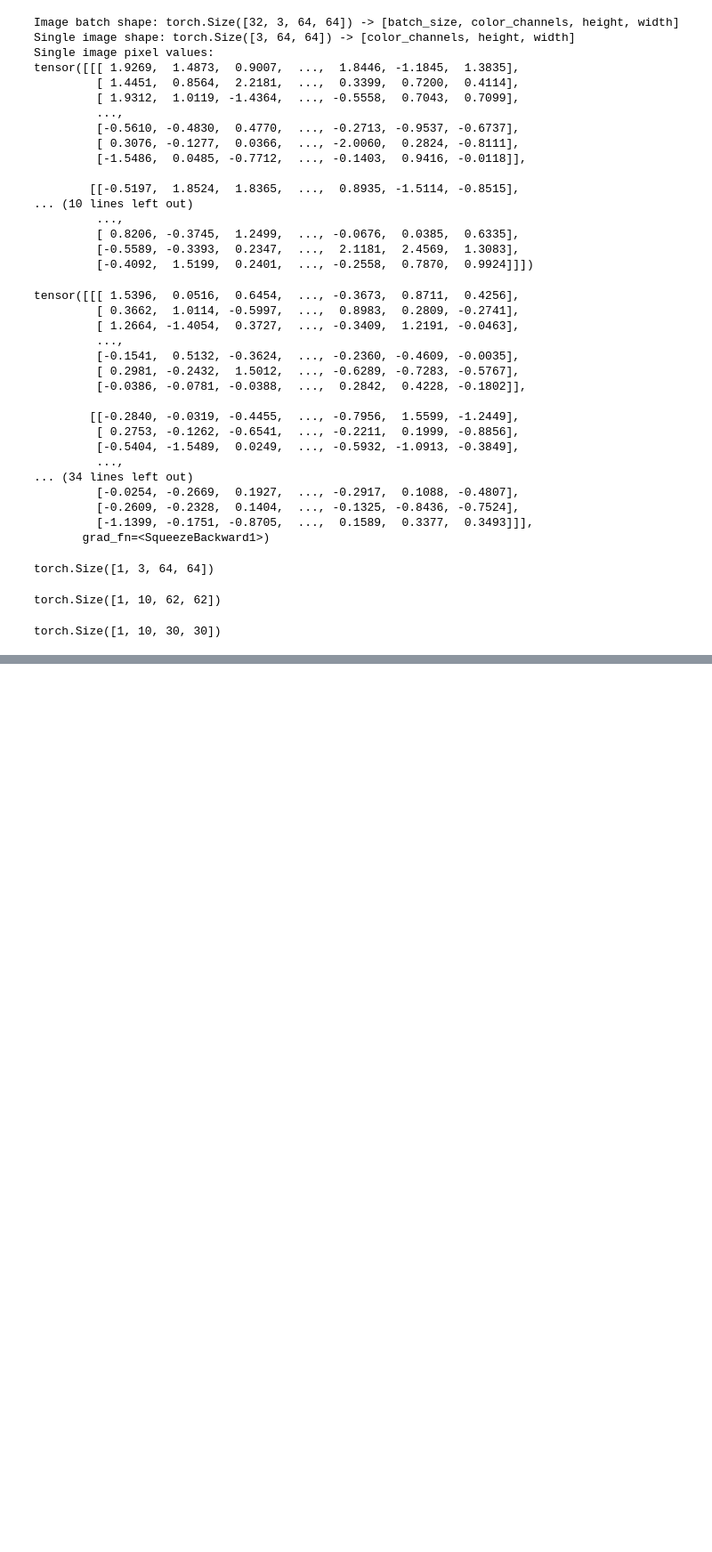
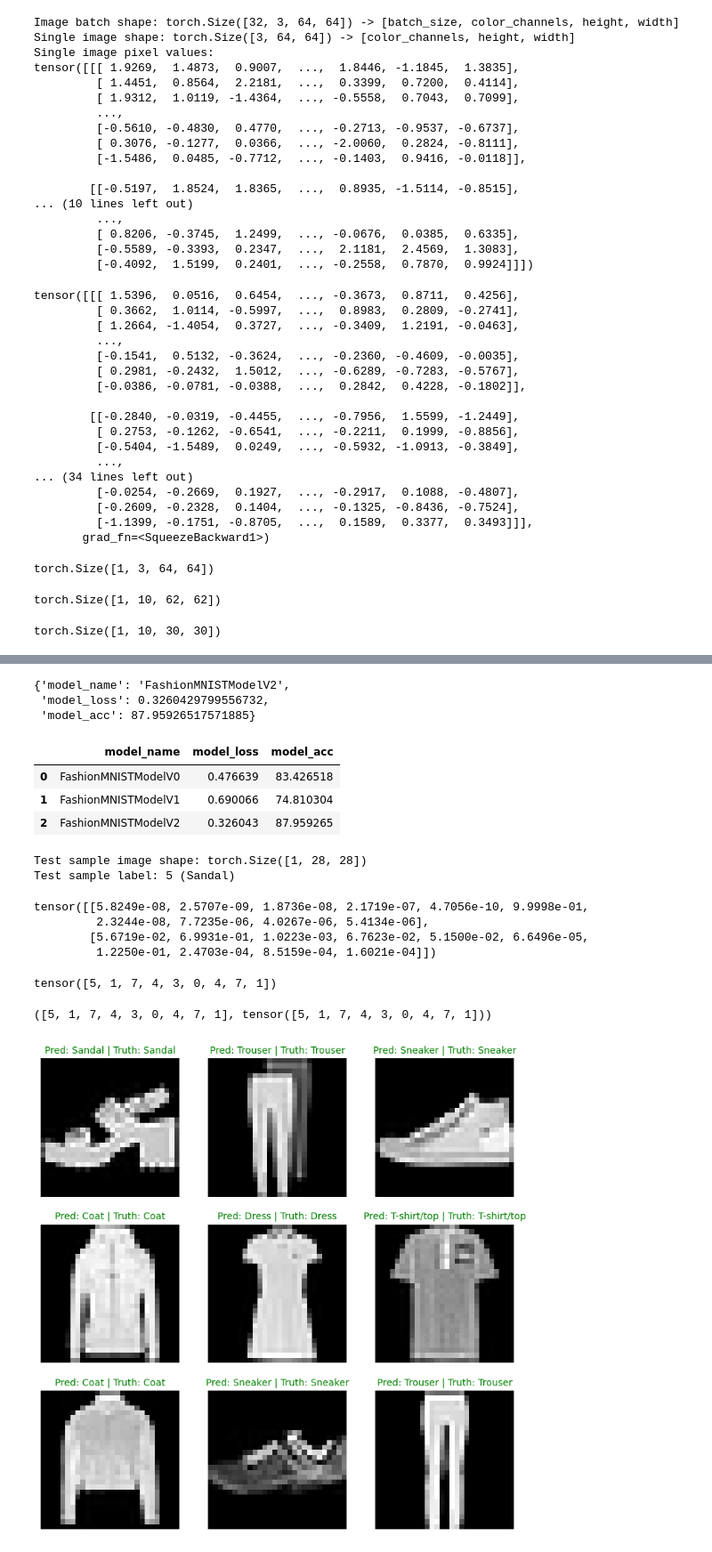
Before and after one commit to 1RaghavM/PyTorch, a Jupyter notebook: 03.ipynb, the cells around one changed output, grey strips where cells are left out. Shown at 89% size. Saved outputs shown, nothing was run; the diff lists cells and outputs as text; code cells hidden in the pictures; blank space fills up the shorter version.

```diff
--- a/03.ipynb
+++ b/03.ipynb
@@ -588,0 +645,3 @@ torch.Size([1, 10, 30, 30])
+# %%
+loss_fn = nn.CrossEntropyLoss()
+optimizer = torch.optim.SGD(model_2.parameters(), lr=0.1)
@@ -588,0 +685,20 @@ torch.Size([1, 10, 30, 30])
+# %%
+model_2_results = eval_model(
+    model=model_2,
+    data_loader=test_dataloader,
+    loss_fn=loss_fn,
+    accuracy_fn=accuracy_fn
+)
+model_2_results
+# %% [output]
+{'model_name': 'FashionMNISTModelV2',
+ 'model_loss': 0.3260429799556732,
+ 'model_acc': 87.95926517571885}
+# %%
+compare_results = pd.DataFrame([model_0_results, model_1_results, model_2_results])
+compare_results
+# %% [output]
+|  | model_name | model_loss | model_acc |
+| 0 | FashionMNISTModelV0 | 0.476639 | 83.426518 |
+| 1 | FashionMNISTModelV1 | 0.690066 | 74.810304 |
+| 2 | FashionMNISTModelV2 | 0.326043 | 87.959265 |
@@ -588,0 +720,48 @@ torch.Size([1, 10, 30, 30])
+# %%
+import random
+random.seed(42)
+test_samples = []
+test_labels = []
+for sample, label in random.sample(list(test_data), k=9):
+    test_samples.append(sample)
+    test_labels.append(label)
+
+print(f"Test sample image shape: {test_samples[0].shape}\nTest sample label: {test_labels[0]} ({class_names[test_labels[0]]})")
+# %% [output]
+Test sample image shape: torch.Size([1, 28, 28])
+Test sample label: 5 (Sandal)
+# %%
+pred_probs = make_predictions(model=model_2, data=test_samples)
+pred_probs[:2]
+# %% [output]
+tensor([[5.8249e-08, 2.5707e-09, 1.8736e-08, 2.1719e-07, 4.7056e-10, 9.9998e-01,
+         2.3244e-08, 7.7235e-06, 4.0267e-06, 5.4134e-06],
+        [5.6719e-02, 6.9931e-01, 1.0223e-03, 6.7623e-02, 5.1500e-02, 6.6496e-05,
+         1.2250e-01, 2.4703e-04, 8.5159e-04, 1.6021e-04]])
+# %%
+pred_classes = pred_probs.argmax(dim=1)
+pred_classes
+# %% [output]
+tensor([5, 1, 7, 4, 3, 0, 4, 7, 1])
+# %%
+test_labels, pred_classes
+# %% [output]
+([5, 1, 7, 4, 3, 0, 4, 7, 1], tensor([5, 1, 7, 4, 3, 0, 4, 7, 1]))
+# %%
+plt.figure(figsize=(9,9))
+nrows=3
+ncols=3
+for i, sample in enumerate(test_samples):
+    plt.subplot(nrows, ncols, i+1)
+    plt.imshow(sample.squeeze(), cmap="gray")
+    pred_label = class_names[pred_classes[i]]
+    truth_label = class_names[test_labels[i]]
+    title_text = f"Pred: {pred_label} | Truth: {truth_label}"
+
+    if pred_label == truth_label:
+        plt.title(title_text, fontsize=10, c="g")
+    else:
+        plt.title(title_text, fontsize=10, c="r")
+    plt.axis(False)
+# %% [output]
+[figure, added]
```
Also changed, not shown: parts of 12 cells of this notebook, 11 other files.
